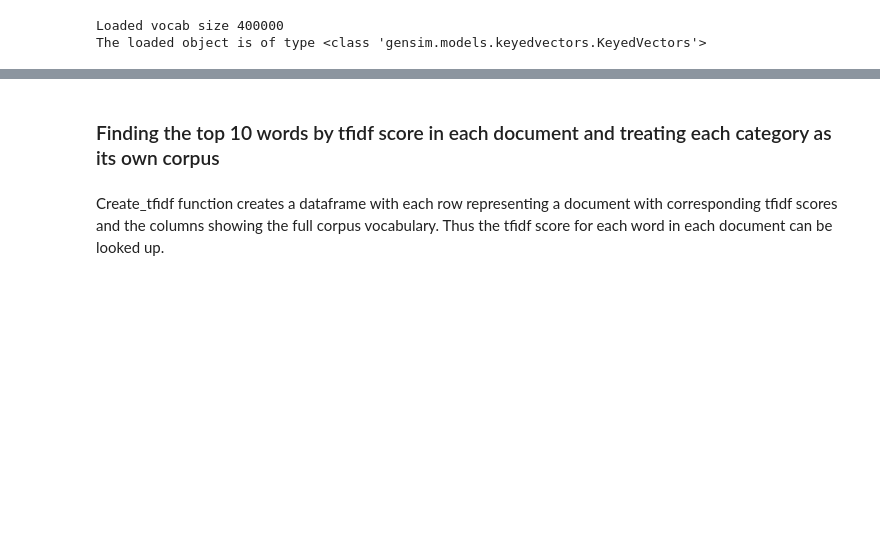
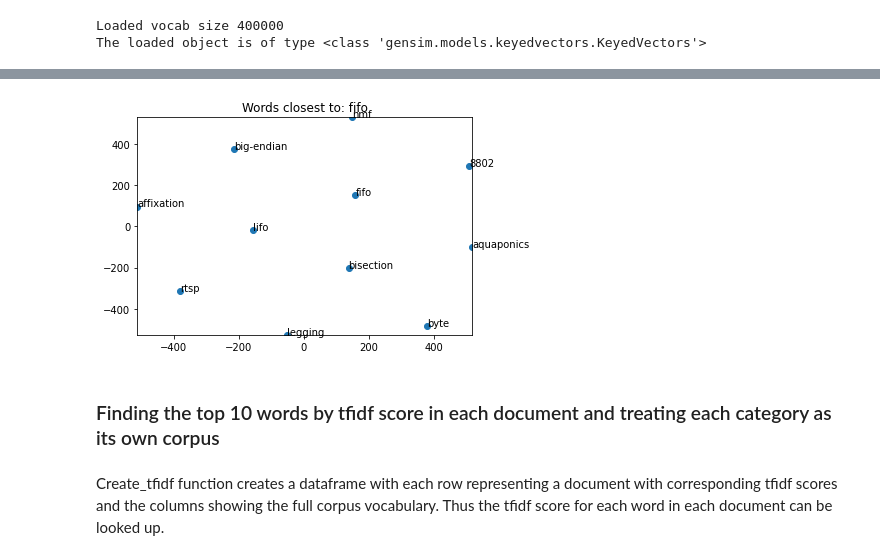
Before and after one commit to sigarS/NLP-for-document-classification-and-description-Generation, a Jupyter notebook: data_preprocessing.ipynb, the cells around one changed output, grey strips where cells are left out. Cells and saved outputs as stored; diff of their text form; code cells hidden in the pictures; blank space fills up the shorter version.

```diff
--- a/data_preprocessing.ipynb
+++ b/data_preprocessing.ipynb
@@ -159,3 +210,7 @@ Loading BokehJS ...
+# %%
+display_closestwords_tsnescatterplot(pretrained_wv, 'fifo', 200)
+# %% [output]
+[figure, added]
 # %% [markdown]
 ### Finding the top 10 words by tfidf score in each document and treating each category as its own corpus
 # %% [markdown]
```
Also changed, not shown: parts of 7 cells of this notebook.
